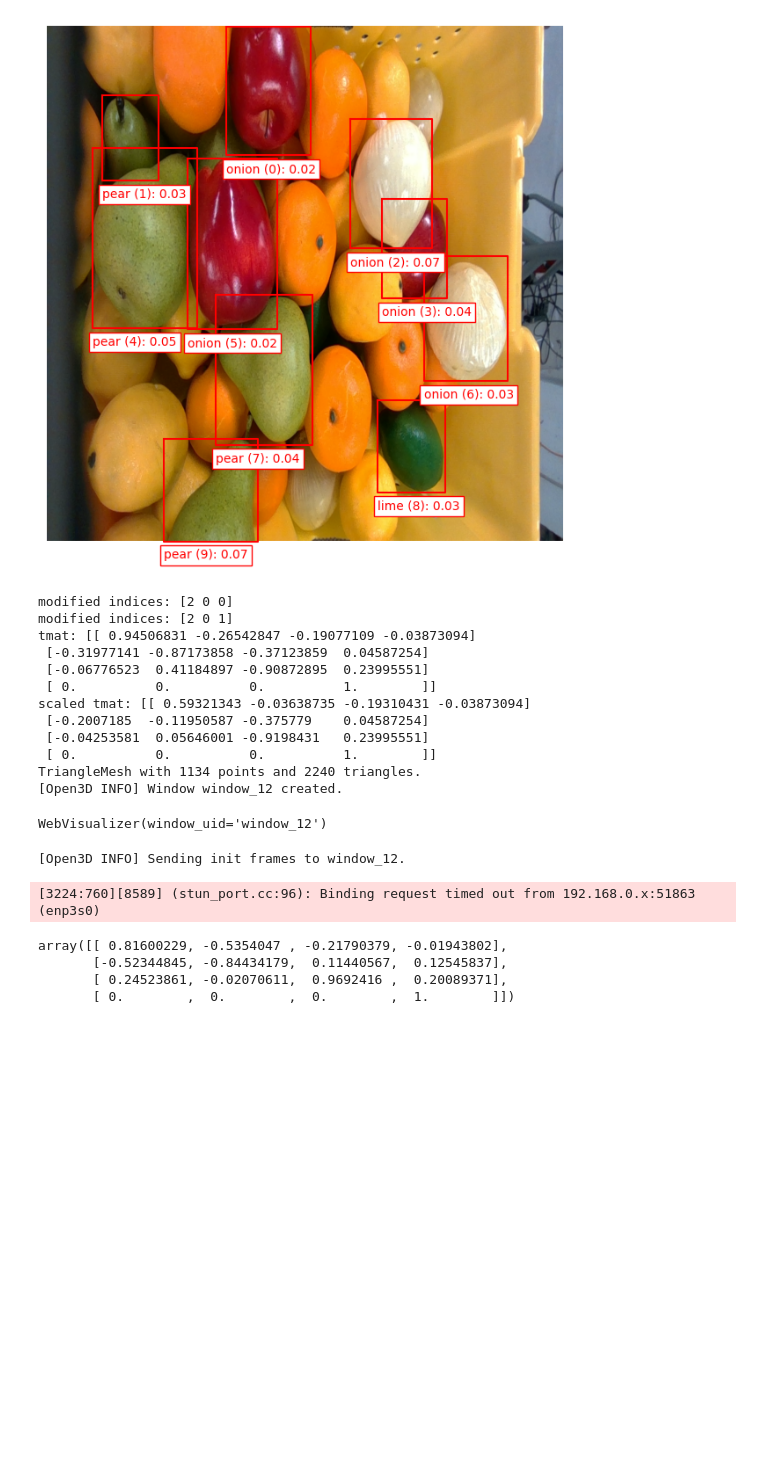
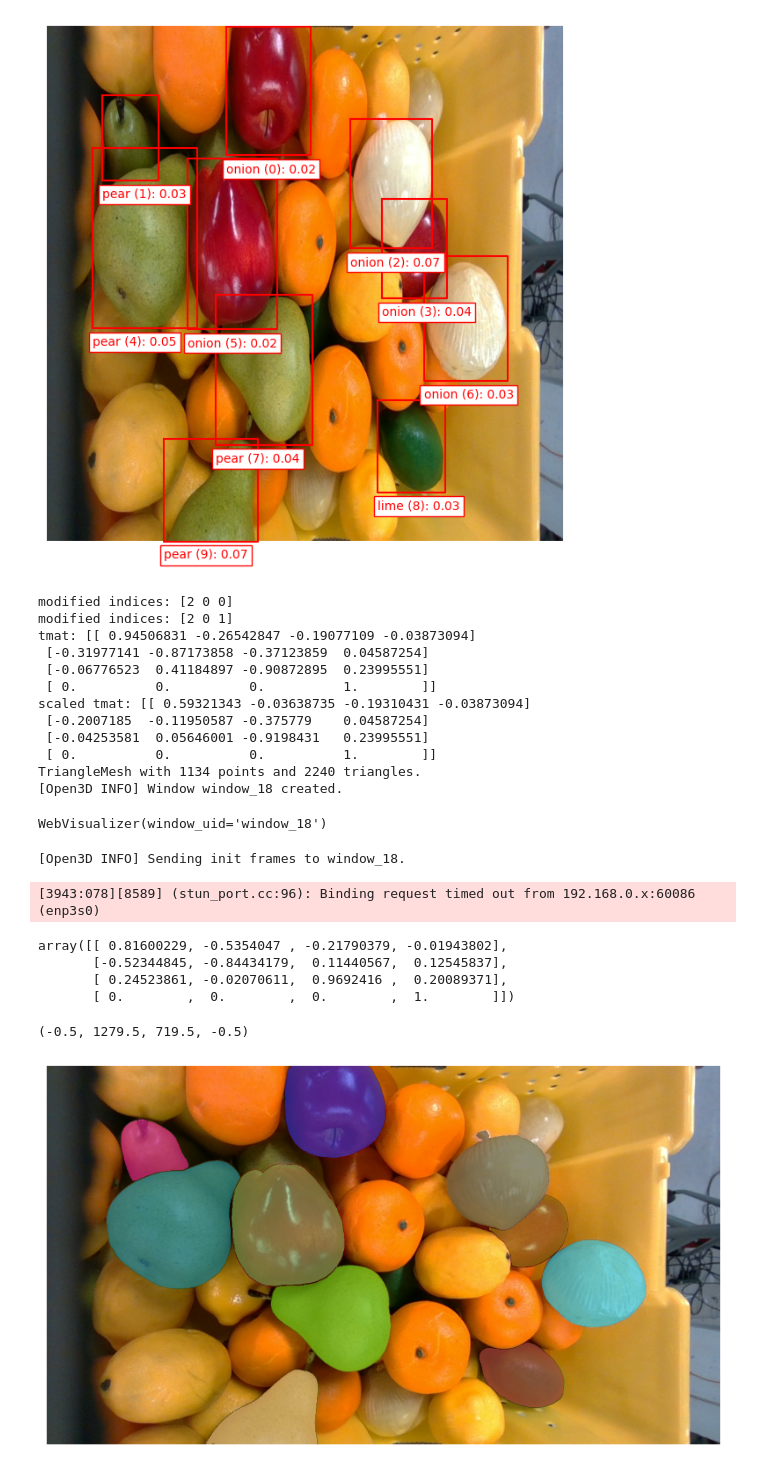
Before and after one commit to correlllab/MAGPIE, a Jupyter notebook: open_grasp.ipynb, the cells around one changed output. Cells and saved outputs as stored; diff of their text form; code cells hidden in the pictures; blank space fills up the shorter version.

Commit message:
verify pca frame, segmentation masks work

```diff
--- a/open_grasp.ipynb
+++ b/open_grasp.ipynb
@@ -59,7 +59,7 @@ label_vit.label(image, queries, abbrevq, plot=True)
 [2337:344][8589] (stun_port.cc:96): Binding request timed out from 192.168.0.x:40128 (enp3s0)
 [figure]
 # %%
-index = 4
+index = 7
 color_copy = copy.deepcopy(rgbd_image.color)
 depth_copy = copy.deepcopy(rgbd_image.depth)
 dm, rm, imgm = pcd.retrieve_mask_from_image_crop(label_vit.boxes[index][0], rgbd_image)
@@ -90,10 +90,10 @@ scaled tmat: [[ 0.59321343 -0.03638735 -0.19310431 -0.03873094]
  [-0.04253581  0.05646001 -0.9198431   0.23995551]
  [ 0.          0.          0.          1.        ]]
 TriangleMesh with 1134 points and 2240 triangles.
-[Open3D INFO] Window window_12 created.
+[Open3D INFO] Window window_18 created.
-WebVisualizer(window_uid='window_12')
+WebVisualizer(window_uid='window_18')
-[Open3D INFO] Sending init frames to window_12.
+[Open3D INFO] Sending init frames to window_18.
-[3224:760][8589] (stun_port.cc:96): Binding request timed out from 192.168.0.x:51863 (enp3s0)
+[3943:078][8589] (stun_port.cc:96): Binding request timed out from 192.168.0.x:60086 (enp3s0)
 # %%
 tmat
 # %% [output]
@@ -101,3 +101,16 @@ array([[ 0.81600229, -0.5354047 , -0.21790379, -0.01943802],
        [-0.52344845, -0.84434179,  0.11440567,  0.12545837],
        [ 0.24523861, -0.02070611,  0.9692416 ,  0.20089371],
        [ 0.        ,  0.        ,  0.        ,  1.        ]])
+# %%
+# Segmentation Masks
+mask_sam.set_image_and_labels(np.array(rgbd_image.color), np.array([np.array(i[0]) for i in label_vit.boxes]), label_vit.labels)
+# %%
+masks = mask_sam.get_masks(label_vit.labels)
+plt.figure(figsize=(10, 10))
+plt.imshow(image)
+for mask in masks:
+    mask_sam.show_mask(mask.cpu().numpy(), plt.gca(), random_color=True)
+plt.axis('off')
+# %% [output]
+(-0.5, 1279.5, 719.5, -0.5)
+[figure, added]
```
Also changed, not shown: parts of 2 cells of this notebook, 1 other file.
